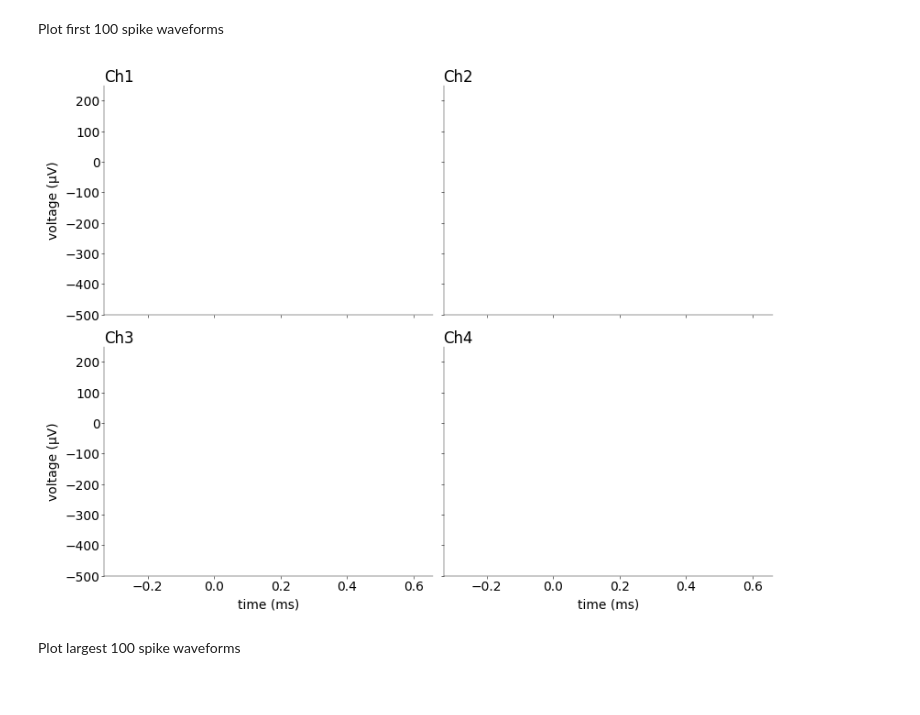
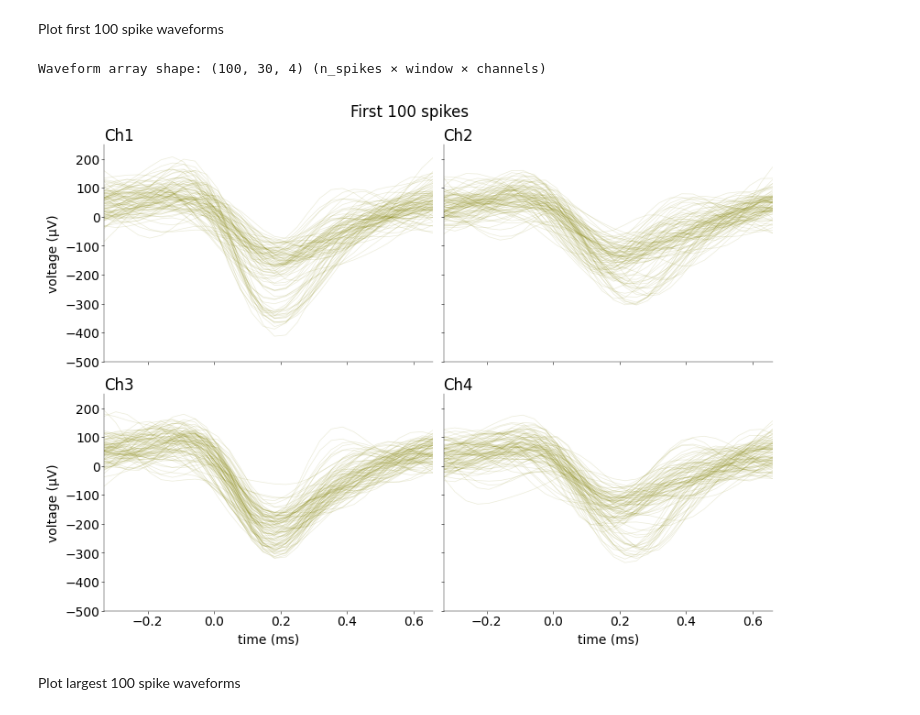
Before and after one commit to luciagrandegon/Neural-Data-Science-2026-Ex1, a Jupyter notebook: notebooks/CodingLab1.ipynb, the cells around one changed output. Saved outputs shown, nothing was run; the diff lists cells and outputs as text; code cells hidden in the pictures.

```diff
--- a/notebooks/CodingLab1.ipynb
+++ b/notebooks/CodingLab1.ipynb
@@ -460,35 +472,48 @@ Plot first 100 spike waveforms
 # %%
 # ---------------------------------------------------------------------
 # plot first and largest 100 spikes and answer the questions (1+1 pts)
 # ---------------------------------------------------------------------
 
 # first 100 spikes
 
 mosaic = [
     ["Ch1", "Ch2"],
     ["Ch3", "Ch4"],
 ]
 fig, ax = plt.subplot_mosaic(
     mosaic=mosaic, figsize=(8, 6), layout="constrained", dpi=100
 )
 
-# cols = ["Ch1", "Ch2", "Ch3", "Ch4"]
+cols = ["Ch1", "Ch2", "Ch3", "Ch4"]
 for i, col in enumerate(cols):
 
     # labeling etc
     ax[col].set_ylim((-500, 250))
     ax[col].set_xlim((-0.33, 0.66))
     ax[col].set_title(col, loc="left")
     if col == "Ch3" or col == "Ch4":
         ax[col].set_xlabel("time (ms)")
     else:
         ax[col].set_xticklabels([])
     if col == "Ch1" or col == "Ch3":
         ax[col].set_ylabel("voltage (μV)")
     else:
         ax[col].set_yticklabels([])
+    # --- The Plotting Bit ---
+    # Extract the 100 spikes for the CURRENT channel (i)
+    # Transposing it (.T) reshapes it to (time_samples, num_spikes)
+    channel_data = resulting_waveforms[:, :, i].T
+
+    # Plot all 100 lines at once!
+    # alpha=0.15 makes them semi-transparent so overlapping lines turn darker
+    ax[col].plot(t_wave, channel_data, color="olive", alpha=0.15, linewidth=0.5)
+
+print(f"Waveform array shape: {first_hundred_wf.shape} (n_spikes × window × channels)")
+fig.suptitle("First 100 spikes")
+plt.show()
 # %% [output]
+Waveform array shape: (100, 30, 4) (n_spikes × window × channels)
-[figure, old version]
+[figure, new version]
 # %% [markdown]
 Plot largest 100 spike waveforms
 # %%
```
Also changed, not shown: parts of 5 cells of this notebook.
